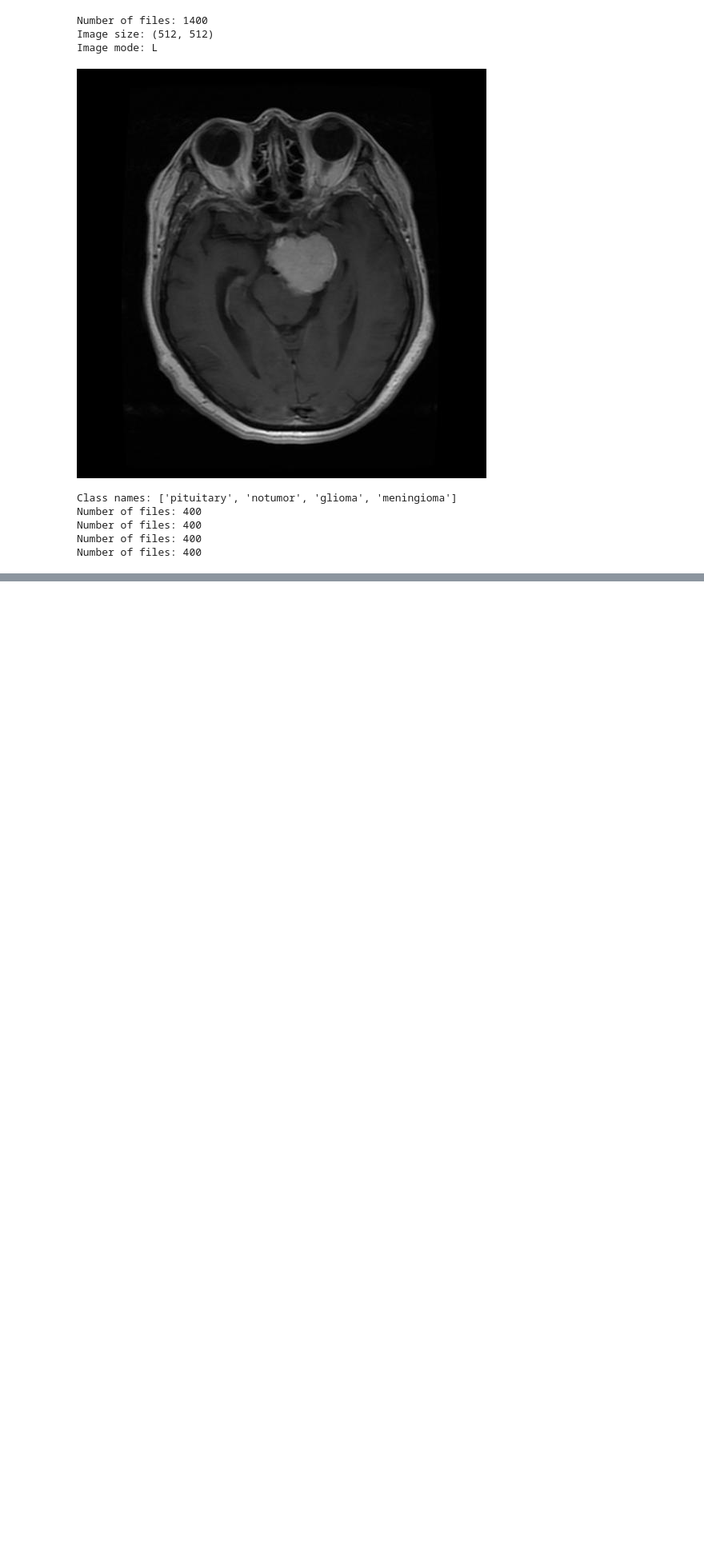
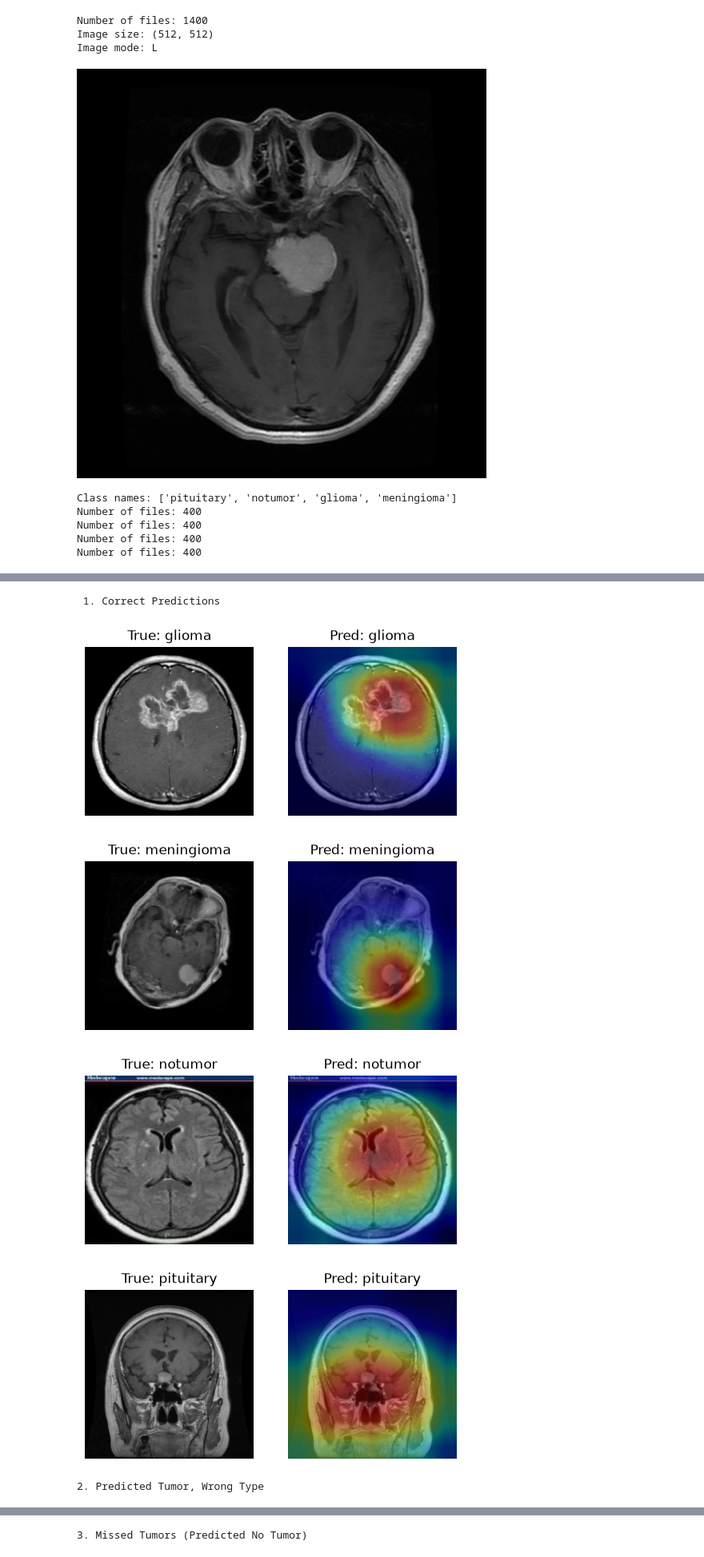
Before and after one commit to JohannaGen/computer-vision-project, a Jupyter notebook: brain-tumor-detection.ipynb, the cells around one changed output, grey strips where cells are left out. Shown at 80% size. Saved outputs shown, nothing was run; the diff lists cells and outputs as text; code cells hidden in the pictures; blank space fills up the shorter version.

```diff
--- a/brain-tumor-detection.ipynb
+++ b/brain-tumor-detection.ipynb
@@ -148,0 +421,64 @@ $\textbf{Step 7: Visualization}$
+# %%
+def plot_results(results):
+    for image, heatmap, label, pred_class in results:
+        img_plot = image.permute(1, 2, 0).numpy() # Matplotlib expects (224,224,3) instead of (3,224,224)
+        plt.figure(figsize=(6,3))
+
+        # Left side: Original MRI scan
+        plt.subplot(1, 2, 1)
+        plt.imshow(img_plot)
+        plt.title(f"True: {test_data.classes[label]}")
+        plt.axis("off")
+
+        # Right side: Original MRI scan + overlayed Heatmap
+        plt.subplot(1, 2, 2)
+        plt.imshow(img_plot)
+        plt.imshow(heatmap, cmap="jet", alpha=0.4) # Alpha controls the transparency
+        plt.title(f"Pred: {test_data.classes[pred_class]}")
+        plt.axis("off")
+        plt.show()
+# %%
+correct_classes, correct_results = [], []
+failed_classes, failed_results = [], []
+missed_classes, missed_results = [], []
+
+for i in range(len(test_data)):
+    label = all_labels[i]
+    pred = all_preds[i]
+
+    # Correct predicitons
+    if label not in correct_classes and pred == label:
+        correct_classes.append(label)
+        image, _ = test_data[i]
+        heatmap, pred_class= grad_CAM(model, image, device)
+        correct_results.append((image, heatmap,label, pred_class))
+
+    # Predicted tumor, but predited the wrong type
+    if label not in failed_classes and pred != label and pred != 2:
+        failed_classes.append(label)
+        image, _ = test_data[i]
+        heatmap, pred_class= grad_CAM(model, image, device)
+        failed_results.append((image,heatmap, label, pred_class))
+
+    # Missed tumors: Predicted no tumor but there is a tumor
+    if label not in missed_classes and label!=2 and pred ==2: # Predicted No tumor, but there is a tumor
+        missed_classes.append(label)
+        image, _ = test_data[i]
+        heatmap, pred_class = grad_CAM(model, image, device)
+        missed_results.append((image, heatmap, label, pred_class))
+
+
+# Plot the results
+print(" 1. Correct Predictions")
+plot_results(correct_results)
+print("2. Predicted Tumor, Wrong Type")
+plot_results(failed_results)
+print("3. Missed Tumors (Predicted No Tumor)")
+plot_results(missed_results)
+# %% [output]
+ 1. Correct Predictions
+[figure, added]
+[figure, added]
+[figure, added]
+[figure, added]
+2. Predicted Tumor, Wrong Type
@@ -148,0 +488 @@ $\textbf{Step 7: Visualization}$
+3. Missed Tumors (Predicted No Tumor)
```
Also changed, not shown: parts of 24 cells of this notebook, 3 other files.
